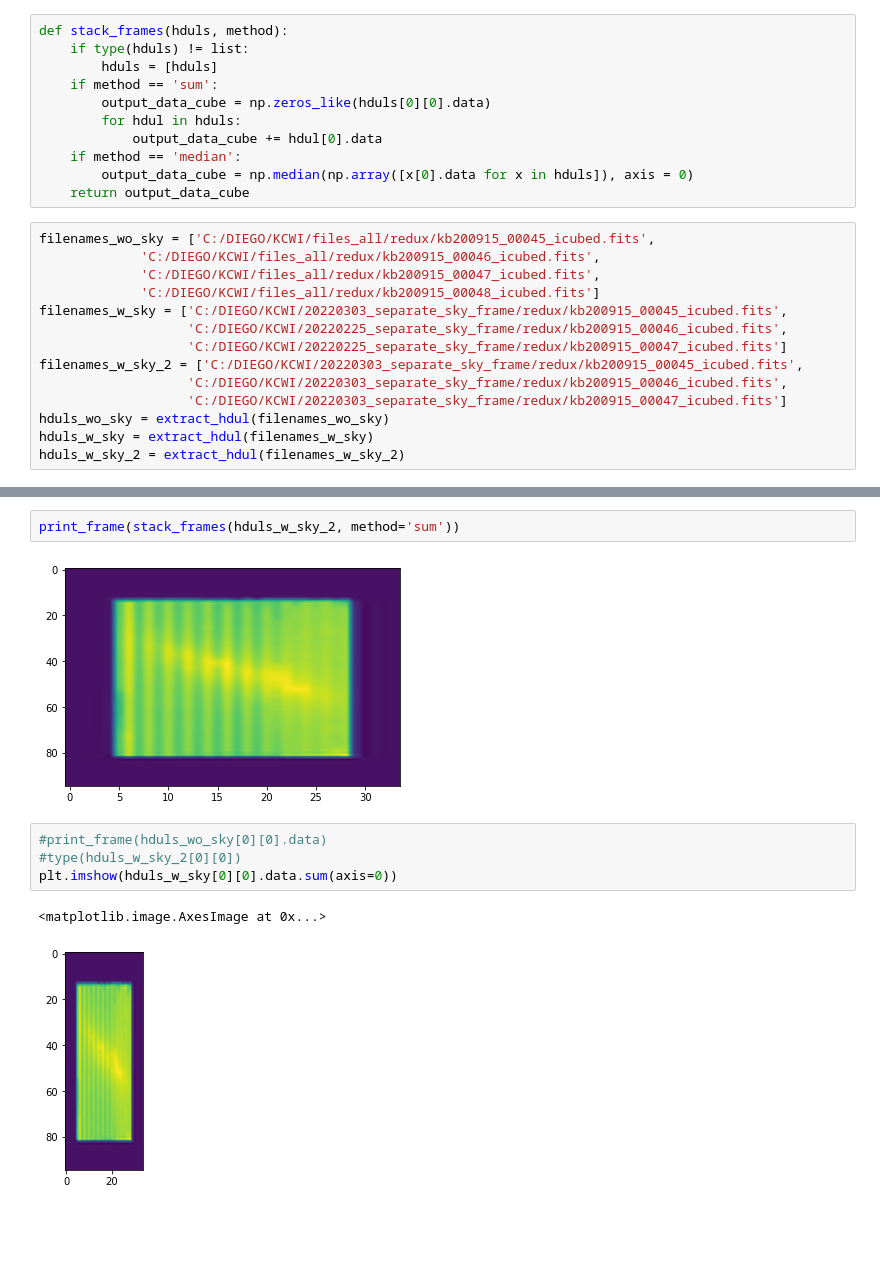
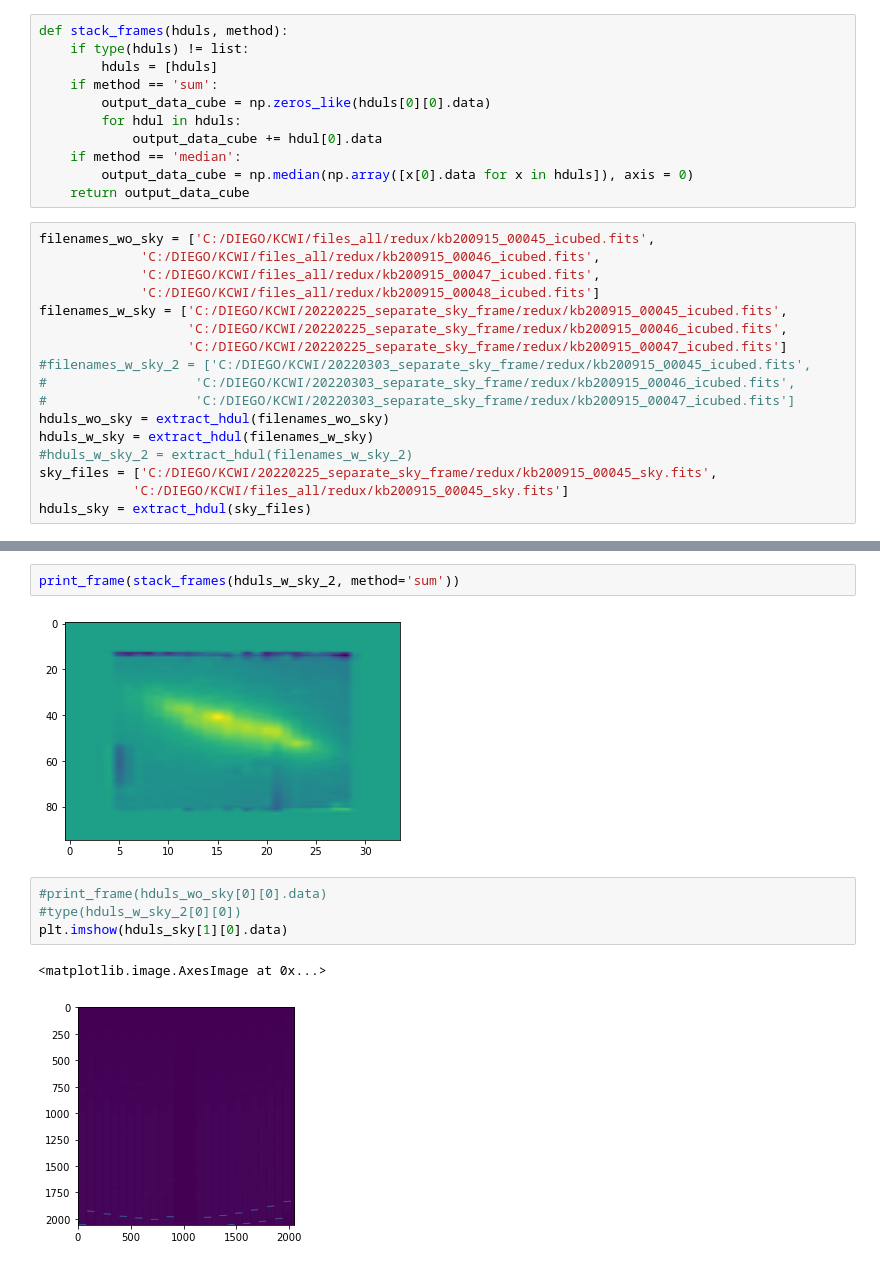
Before and after one commit to dieg00/KCWI_UDG, a Jupyter notebook: icecubed_processing.ipynb, the cells around one changed output, grey strips where cells are left out. Cells and saved outputs as stored; diff of their text form; blank space fills up the shorter version.

```diff
--- a/icecubed_processing.ipynb
+++ b/icecubed_processing.ipynb
@@ -74,14 +74,17 @@ filenames_wo_sky = ['C:/DIEGO/KCWI/files_all/redux/kb200915_00045_icubed.fits',
              'C:/DIEGO/KCWI/files_all/redux/kb200915_00046_icubed.fits',
              'C:/DIEGO/KCWI/files_all/redux/kb200915_00047_icubed.fits',
              'C:/DIEGO/KCWI/files_all/redux/kb200915_00048_icubed.fits']
-filenames_w_sky = ['C:/DIEGO/KCWI/20220303_separate_sky_frame/redux/kb200915_00045_icubed.fits',
+filenames_w_sky = ['C:/DIEGO/KCWI/20220225_separate_sky_frame/redux/kb200915_00045_icubed.fits',
                    'C:/DIEGO/KCWI/20220225_separate_sky_frame/redux/kb200915_00046_icubed.fits',
                    'C:/DIEGO/KCWI/20220225_separate_sky_frame/redux/kb200915_00047_icubed.fits']
-filenames_w_sky_2 = ['C:/DIEGO/KCWI/20220303_separate_sky_frame/redux/kb200915_00045_icubed.fits',
-                   'C:/DIEGO/KCWI/20220303_separate_sky_frame/redux/kb200915_00046_icubed.fits',
-                   'C:/DIEGO/KCWI/20220303_separate_sky_frame/redux/kb200915_00047_icubed.fits']
+#filenames_w_sky_2 = ['C:/DIEGO/KCWI/20220303_separate_sky_frame/redux/kb200915_00045_icubed.fits',
+#                   'C:/DIEGO/KCWI/20220303_separate_sky_frame/redux/kb200915_00046_icubed.fits',
+#                   'C:/DIEGO/KCWI/20220303_separate_sky_frame/redux/kb200915_00047_icubed.fits']
 hduls_wo_sky = extract_hdul(filenames_wo_sky)
 hduls_w_sky = extract_hdul(filenames_w_sky)
-hduls_w_sky_2 = extract_hdul(filenames_w_sky_2)
+#hduls_w_sky_2 = extract_hdul(filenames_w_sky_2)
+sky_files = ['C:/DIEGO/KCWI/20220225_separate_sky_frame/redux/kb200915_00045_sky.fits',
+            'C:/DIEGO/KCWI/files_all/redux/kb200915_00045_sky.fits']
+hduls_sky = extract_hdul(sky_files)
 # %%
 plot_wavelength(stack_frames(hduls_w_sky[:-1], method='sum'),15,5,40,10,True)
@@ -91,11 +95,11 @@ plt.ylim([-100,6000]);
 # %%
 print_frame(stack_frames(hduls_w_sky_2, method='sum'))
 # %% [output]
-[figure, old version]
+[figure, new version]
 # %%
 #print_frame(hduls_wo_sky[0][0].data)
 #type(hduls_w_sky_2[0][0])
-plt.imshow(hduls_w_sky[0][0].data.sum(axis=0))
+plt.imshow(hduls_sky[1][0].data)
 # %% [output]
 <matplotlib.image.AxesImage at 0x...>
-[figure, old version]
+[figure, new version]
```
Also changed, not shown: parts of 2 cells of this notebook.
